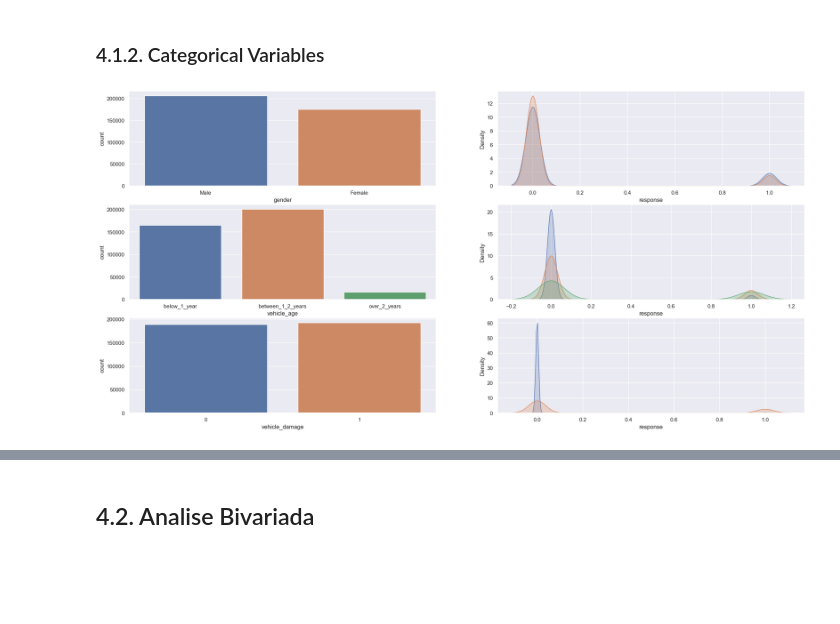
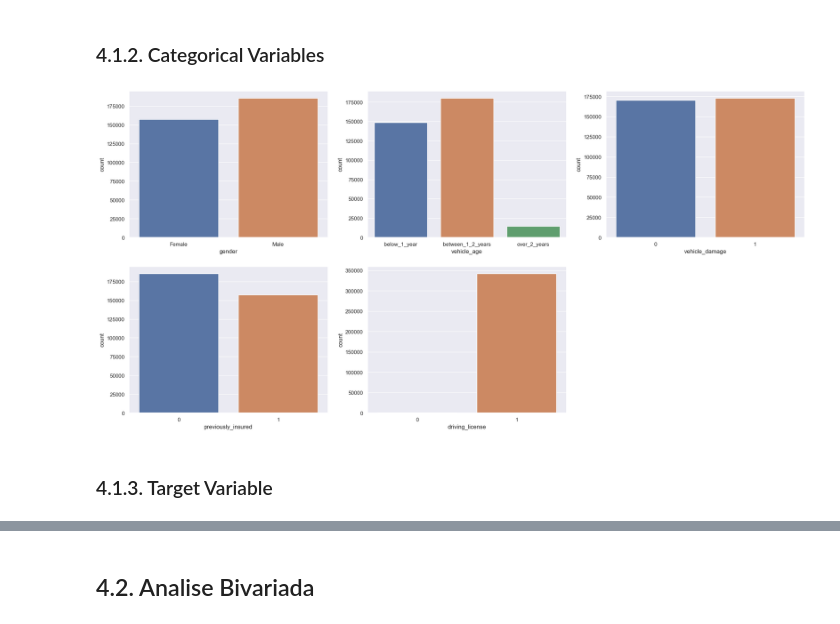
Before and after one commit to igormenesess/health_insurance_cross_sell, a Jupyter notebook: health_insurance_cross_sell.ipynb, the cells around one changed output, grey strips where cells are left out. Cells and saved outputs as stored; diff of their text form; code cells hidden in the pictures; blank space fills up the shorter version.

```diff
--- a/health_insurance_cross_sell.ipynb
+++ b/health_insurance_cross_sell.ipynb
@@ -153,7 +156,9 @@ conn.close()
+# %%
+df_train, df_test = ms.train_test_split(df_raw, test_size=0.1)
 # %% [markdown]
 # 1. DESCRICAO DOS DADOS
 # %%
-df1 = df_raw.copy()
+df1 = df_train.copy()
 # %% [markdown]
 ## 1.1. Data Dimensions
 # %%
@@ -263,5 +293,7 @@ df2['vehicle_age'] = df2['vehicle_age'].apply(lambda x: 'over_2_years' if x == '
                                                         'below_1_year')
 
 df2['vehicle_damage'] = df2['vehicle_damage'].apply(lambda x: 1 if x == 'Yes' else 0)
+
+df2['40yrs_older'] = df2['age'].apply(lambda x: 1 if x >= 40 else 0)
 # %% [markdown]
 # 3. DATA FILTERING
@@ -280,31 +314,26 @@ num_attributes.hist(bins=50);
 # %% [markdown]
 ### 4.1.2. Categorical Variables
 # %%
-cat_attributes.head
-
 # gender
-plt.subplot( 3, 2, 1 )
+plt.subplot(2, 3, 1)
 sns.countplot( x=df4['gender'] )
 
-plt.subplot( 3, 2, 2 )
-sns.kdeplot( df4[df4['gender'] == 'Male']['response'], label='Male', fill=True )
-sns.kdeplot( df4[df4['gender'] == 'Female']['response'], label='Female', fill=True )
-
 # vehicle_age
-plt.subplot( 3, 2, 3 )
+plt.subplot(2, 3, 2)
 sns.countplot( x=df4['vehicle_age'] )
 
-plt.subplot( 3, 2, 4 )
-sns.kdeplot( df4[df4['vehicle_age'] == 'below_1_year']['response'], label='below_1_year', fill=True )
-sns.kdeplot( df4[df4['vehicle_age'] == 'between_1_2_years']['response'], label='between_1_2_years', fill=True )
-sns.kdeplot( df4[df4['vehicle_age'] == 'over_2_years']['response'], label='over_2_years', fill=True )
-
 # vehicle_damage
-plt.subplot( 3, 2, 5 )
+plt.subplot(2, 3, 3)
 sns.countplot( x=df4['vehicle_damage'] )
 
-plt.subplot( 3, 2, 6 )
-sns.kdeplot( df4[df4['vehicle_damage'] == 0]['response'], label=0, fill=True )
-sns.kdeplot( df4[df4['vehicle_damage'] == 1]['response'], label=1, fill=True );
+# previously_insured
+plt.subplot(2, 3, 4)
+sns.countplot( x=df4['previously_insured'] )
+
+# driving_license
+plt.subplot(2, 3, 5)
+sns.countplot( x=df4['driving_license'] );
 # %% [output]
-[figure, old version]
+[figure, new version]
+# %% [markdown]
+### 4.1.3. Target Variable
```
Also changed, not shown: parts of 52 cells of this notebook, 1 other file.
